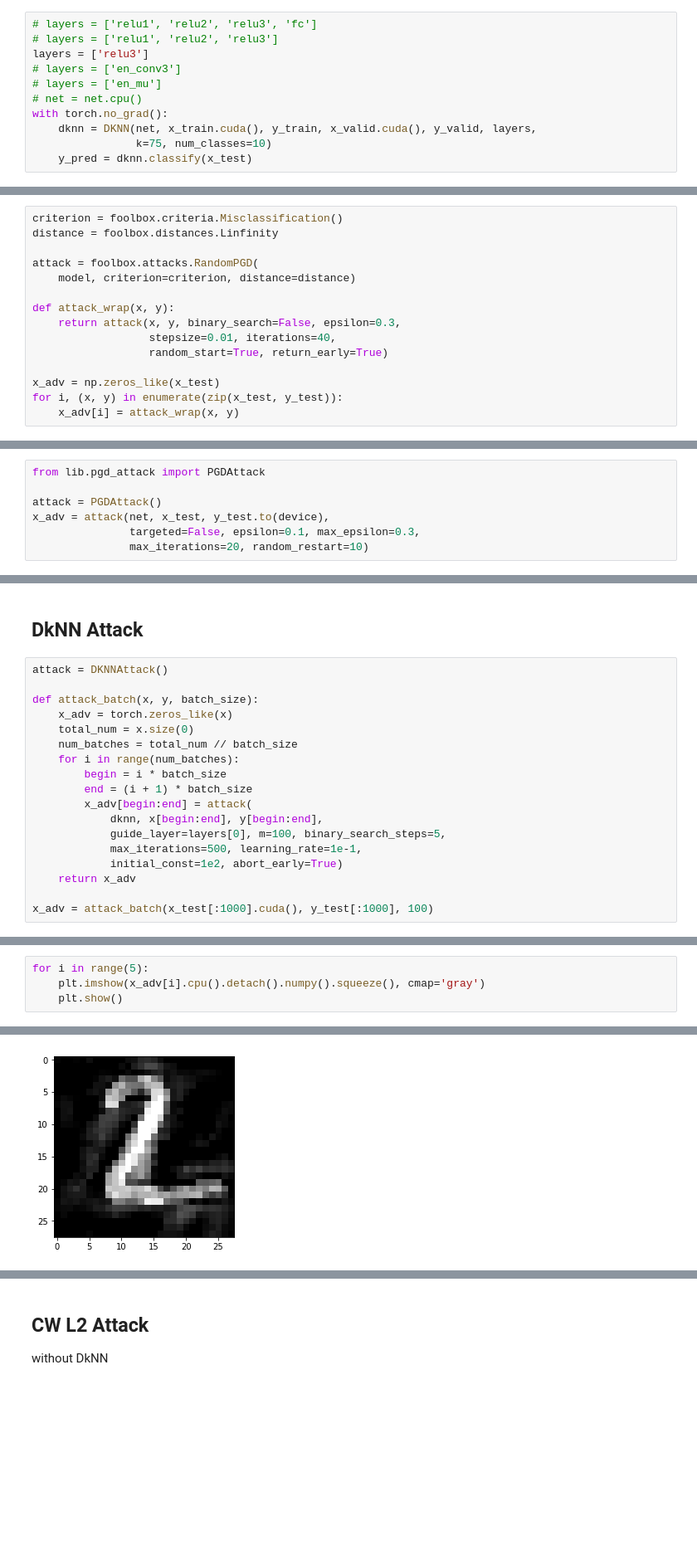
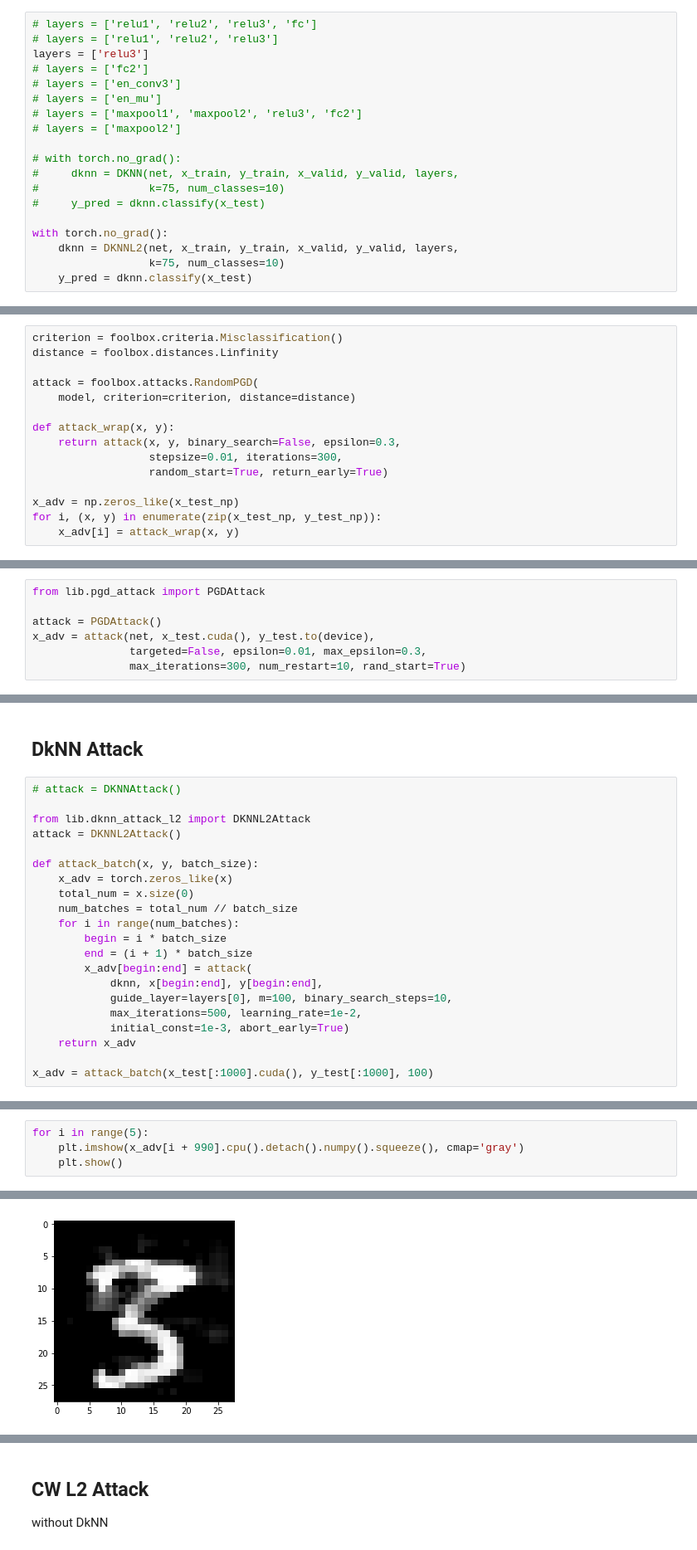
Before and after one commit to chawins/knn-defense, a Jupyter notebook: prelim_results.ipynb, the cells around one changed output, grey strips where cells are left out. Shown: that part at 83% size. Saved outputs shown, nothing was run; the diff lists cells and outputs as text; blank space fills up the shorter version.

Commit message:
calculate lid/jacobian, adv train

```diff
--- a/prelim_results.ipynb
+++ b/prelim_results.ipynb
@@ -91,12 +104,20 @@ y_pred = net(x_test.to(device))
 # layers = ['relu1', 'relu2', 'relu3', 'fc']
 # layers = ['relu1', 'relu2', 'relu3']
 layers = ['relu3']
+# layers = ['fc2']
 # layers = ['en_conv3']
 # layers = ['en_mu']
-# net = net.cpu()
+# layers = ['maxpool1', 'maxpool2', 'relu3', 'fc2']
+# layers = ['maxpool2']
+
+# with torch.no_grad():
+#     dknn = DKNN(net, x_train, y_train, x_valid, y_valid, layers,
+#                 k=75, num_classes=10)
+#     y_pred = dknn.classify(x_test)
+
 with torch.no_grad():
-    dknn = DKNN(net, x_train.cuda(), y_train, x_valid.cuda(), y_valid, layers,
-                k=75, num_classes=10)
+    dknn = DKNNL2(net, x_train, y_train, x_valid, y_valid, layers,
+                  k=75, num_classes=10)
     y_pred = dknn.classify(x_test)
 # %%
 (y_pred.argmax(1) == y_test.numpy()).sum() / y_test.size(0)
@@ -165,11 +186,11 @@ attack = foolbox.attacks.RandomPGD(
 
 def attack_wrap(x, y):
     return attack(x, y, binary_search=False, epsilon=0.3,
-                  stepsize=0.01, iterations=40,
+                  stepsize=0.01, iterations=300,
                   random_start=True, return_early=True)
 
-x_adv = np.zeros_like(x_test)
-for i, (x, y) in enumerate(zip(x_test, y_test)):
+x_adv = np.zeros_like(x_test_np)
+for i, (x, y) in enumerate(zip(x_test_np, y_test_np)):
     x_adv[i] = attack_wrap(x, y)
 # %%
 with torch.no_grad():
@@ -180,6 +201,6 @@ np.mean(np.argmax(y_pred, 1) == y_test)
 from lib.pgd_attack import PGDAttack
 
 attack = PGDAttack()
-x_adv = attack(net, x_test, y_test.to(device),
-               targeted=False, epsilon=0.1, max_epsilon=0.3,
-               max_iterations=20, random_restart=10)
+x_adv = attack(net, x_test.cuda(), y_test.to(device),
+               targeted=False, epsilon=0.01, max_epsilon=0.3,
+               max_iterations=300, num_restart=10, rand_start=True)
@@ -211,7 +234,10 @@ np.mean(y_pred == y_test)
 # %% [markdown]
 ## DkNN Attack
 # %%
-attack = DKNNAttack()
+# attack = DKNNAttack()
+
+from lib.dknn_attack_l2 import DKNNL2Attack
+attack = DKNNL2Attack()
 
 def attack_batch(x, y, batch_size):
     x_adv = torch.zeros_like(x)
@@ -222,9 +248,9 @@ def attack_batch(x, y, batch_size):
         end = (i + 1) * batch_size
         x_adv[begin:end] = attack(
             dknn, x[begin:end], y[begin:end],
-            guide_layer=layers[0], m=100, binary_search_steps=5,
-            max_iterations=500, learning_rate=1e-1,
-            initial_const=1e2, abort_early=True)
+            guide_layer=layers[0], m=100, binary_search_steps=10,
+            max_iterations=500, learning_rate=1e-2,
+            initial_const=1e-3, abort_early=True)
     return x_adv
 
 x_adv = attack_batch(x_test[:1000].cuda(), y_test[:1000], 100)
@@ -263,5 +289,5 @@ plt.hist(cred)
 # %%
 for i in range(5):
-    plt.imshow(x_adv[i].cpu().detach().numpy().squeeze(), cmap='gray')
+    plt.imshow(x_adv[i + 990].cpu().detach().numpy().squeeze(), cmap='gray')
     plt.show()
 # %% [output]
@@ -269 +295 @@ for i in range(5):
-[figure, old version]
+[figure, new version]
```
Also changed, not shown: parts of 34 cells of this notebook, 10 other files.
